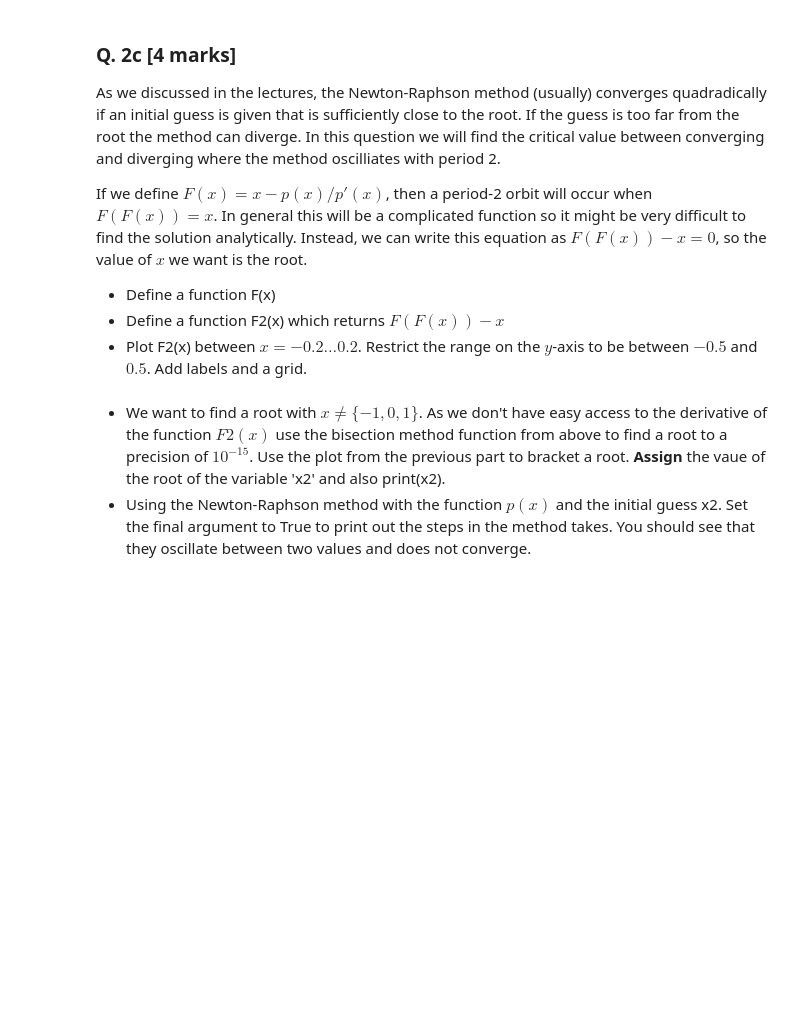
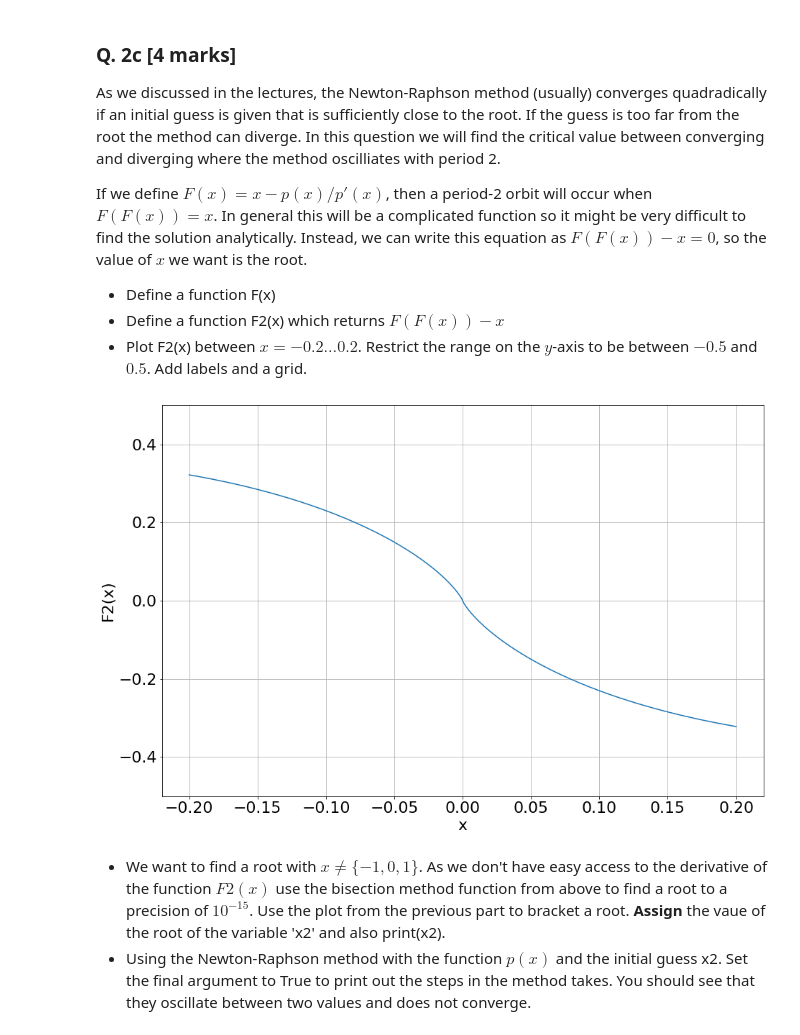
Before and after one commit to sean-roche/acm20030-assignment2, a Jupyter notebook: assignment2.ipynb, the cells around one changed output. Saved outputs shown, nothing was run; the diff lists cells and outputs as text; code cells hidden in the pictures; blank space fills up the shorter version.

```diff
--- a/assignment2.ipynb
+++ b/assignment2.ipynb
@@ -137,6 +156,22 @@ If we define $F(x) = x - p(x)/p'(x)$, then a period-2 orbit will occur when $F(F
 - Define a function F(x)
 - Define a function F2(x) which returns $F(F(x)) - x$
 - Plot F2(x) between $x=-0.2\dots0.2$. Restrict the range on the $y$-axis to be between $-0.5$ and $0.5$. Add labels and a grid.
+# %%
+#create functions
+def F(x):
+    return x - p(x)/dp(x)
+def F2(x):
+    return F(F(x)) - x
+#plot graph
+X = np.linspace(-.2,.2,500)
+plt.ylabel("F2(x)")
+plt.xlabel("x")
+plt.ylim((-.5,.5))
+plt.plot(X, p(X))
+plt.grid()
+plt.show()
+# %% [output]
+[figure, added]
 # %% [markdown]
 - We want to find a root with $x \neq \{-1,0,1\}$. As we don't have easy access to the derivative of the function $F2(x)$ use the bisection method function from above to find a root to a precision of $10^{-15}$. Use the plot from the previous part to bracket a root. **Assign** the vaue of the root of the variable 'x2' and also print(x2).
 - Using the Newton-Raphson method with the function $p(x)$ and the initial guess x2. Set the final argument to True to print out the steps in the method takes. You should see that they oscillate between two values and does not converge.
```
Also changed, not shown: parts of 8 cells of this notebook.
